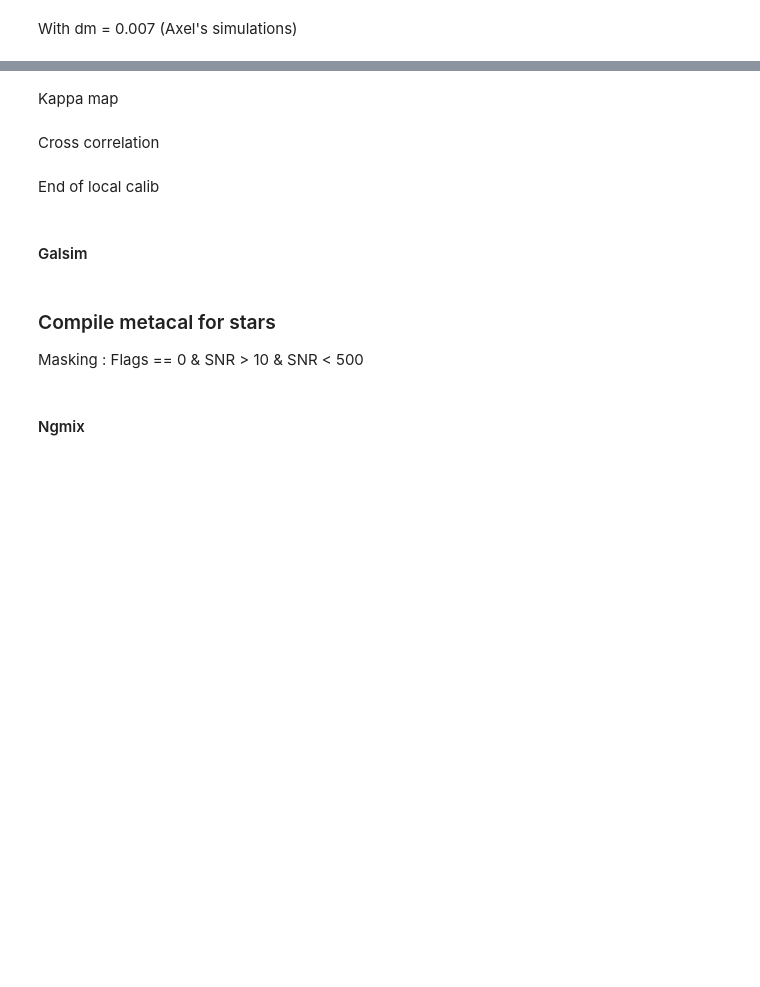
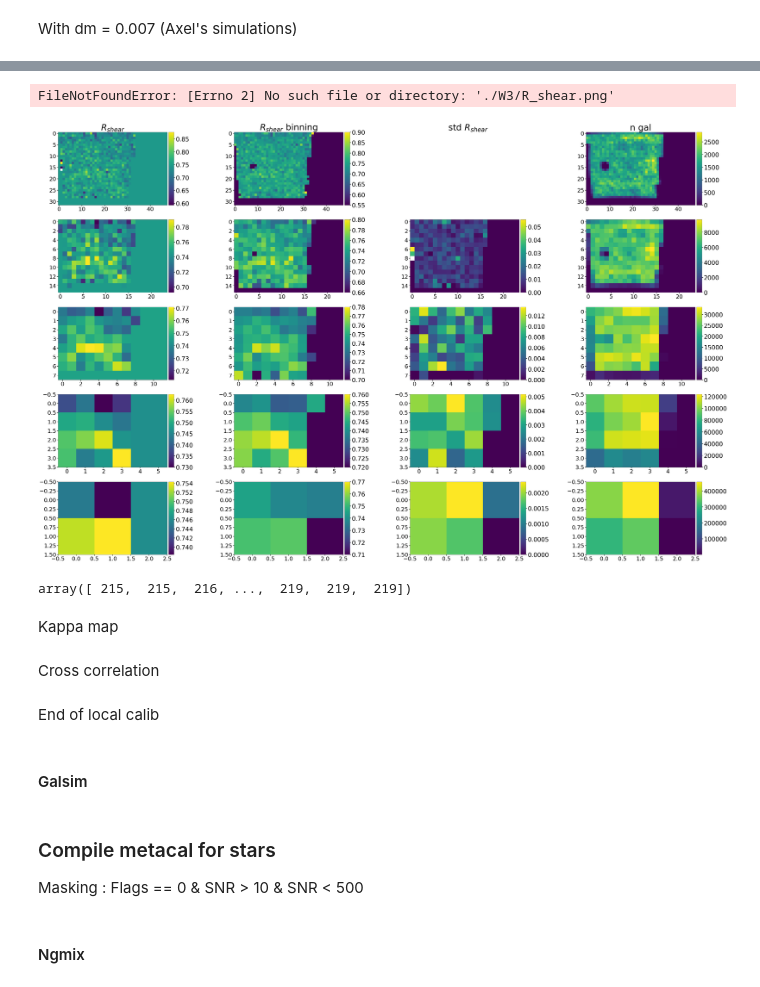
Before and after one commit to CosmoStat/sp_validation, a Jupyter notebook: notebooks/validation_local_cal.ipynb, the cells around one changed output, grey strips where cells are left out. Cells and saved outputs as stored; diff of their text form; code cells hidden in the pictures; blank space fills up the shorter version.

```diff
--- a/notebooks/validation_local_cal.ipynb
+++ b/notebooks/validation_local_cal.ipynb
@@ -1154,7 +1350,7 @@ R_shear_real_std_4deg = compute_R_real_std(int(size_deg_x/4),int(size_deg_y/4),8
 plt.figure(figsize=(70,45))
 plt.subplot(5,4,1)
 ax = plt.gca()
-im = ax.imshow(R_shear_025deg[0,0,:,:],vmin=0.55,vmax=0.9)
+im = ax.imshow(R_shear_025deg[0,0,:,:])#,vmin=0.55,vmax=0.9)
 plt.title(r'$R_{shear}$',fontsize=50)
 divider = make_axes_locatable(ax)
 plt.yticks(fontsize=32)
@@ -1192,7 +1388,7 @@ plt.yticks(fontsize=35)
 
 plt.subplot(5,4,5)
 ax = plt.gca()
-im = ax.imshow(R_shear_05deg[0,0,:,:],vmin=0.66,vmax=0.80)
+im = ax.imshow(R_shear_05deg[0,0,:,:])#,vmin=0.66,vmax=0.80)
 divider = make_axes_locatable(ax)
 plt.yticks(fontsize=32)
 plt.xticks(fontsize=32)
@@ -1232,7 +1428,7 @@ plt.yticks(fontsize=35)
 
 plt.subplot(5,4,9)
 ax = plt.gca()
-im = ax.imshow(R_shear_1deg[0,0,:,:],vmin=0.70,vmax=0.78)
+im = ax.imshow(R_shear_1deg[0,0,:,:])#,vmin=0.70,vmax=0.78)
 divider = make_axes_locatable(ax)
 plt.yticks(fontsize=32)
 plt.xticks(fontsize=32)
@@ -1272,7 +1468,7 @@ plt.yticks(fontsize=35)
 
 plt.subplot(5,4,13)
 ax = plt.gca()
-im = ax.imshow(R_shear_2deg[0,0,:,:],vmin=0.72,vmax=0.76)
+im = ax.imshow(R_shear_2deg[0,0,:,:])#,vmin=0.72,vmax=0.76)
 divider = make_axes_locatable(ax)
 plt.yticks(fontsize=32)
 plt.xticks(fontsize=32)
@@ -1313,7 +1509,7 @@ plt.yticks(fontsize=35)
 
 plt.subplot(5,4,17)
 ax = plt.gca()
-im = ax.imshow(R_shear_4deg[0,0,:,:],vmin=0.71,vmax=0.77)
+im = ax.imshow(R_shear_4deg[0,0,:,:])#,vmin=0.71,vmax=0.77)
 divider = make_axes_locatable(ax)
 plt.yticks(fontsize=32)
 plt.xticks(fontsize=32)
@@ -1325,33 +1521,40 @@ plt.subplot(5,4,18)
 ax = plt.gca()
 im = ax.imshow(Rmap_4deg[0,0,:,:],vmin=0.71,vmax=0.77)
 divider = make_axes_locatable(ax)
 plt.yticks(fontsize=32)
 plt.xticks(fontsize=32)
 cax = divider.append_axes("right", size="5%", pad=0.1)
 plt.colorbar(im,cax=cax)
 plt.yticks(fontsize=35)
 
 plt.subplot(5,4,19)
 ax = plt.gca()
 im = ax.imshow(R_shear_real_std_4deg[0,0,:,:])
 divider = make_axes_locatable(ax)
 plt.yticks(fontsize=32)
 plt.xticks(fontsize=32)
 cax = divider.append_axes("right", size="5%", pad=0.1)
 plt.colorbar(im,cax=cax)
 plt.yticks(fontsize=35)
 
 plt.subplot(5,4,20)
 ax = plt.gca()
 im = ax.imshow(ngal_4deg)
 divider = make_axes_locatable(ax)
 plt.yticks(fontsize=32)
 plt.xticks(fontsize=32)
 cax = divider.append_axes("right", size="5%", pad=0.1)
 plt.colorbar(im,cax=cax)
 plt.yticks(fontsize=35)
 plt.savefig('./W3/R_shear.png',bbox_inches = 'tight',pad_inches = 0)
 plt.show()
+# %% [output]
+FileNotFoundError: [Errno 2] No such file or directory: './W3/R_shear.png'
+[figure, added]
+# %%
+ra_ngmix
+# %% [output]
+array([ 215,  215,  216, ...,  219,  219,  219])
 # %%
 plt.figure(figsize=(16,6))
 plt.hist(np.ravel(R_shear_025deg[0,0,:,:]),label=r'$0.25^\circ$',histtype='step',density=True,bins=50)
```
Also changed, not shown: parts of 34 cells of this notebook, 5 other files.
